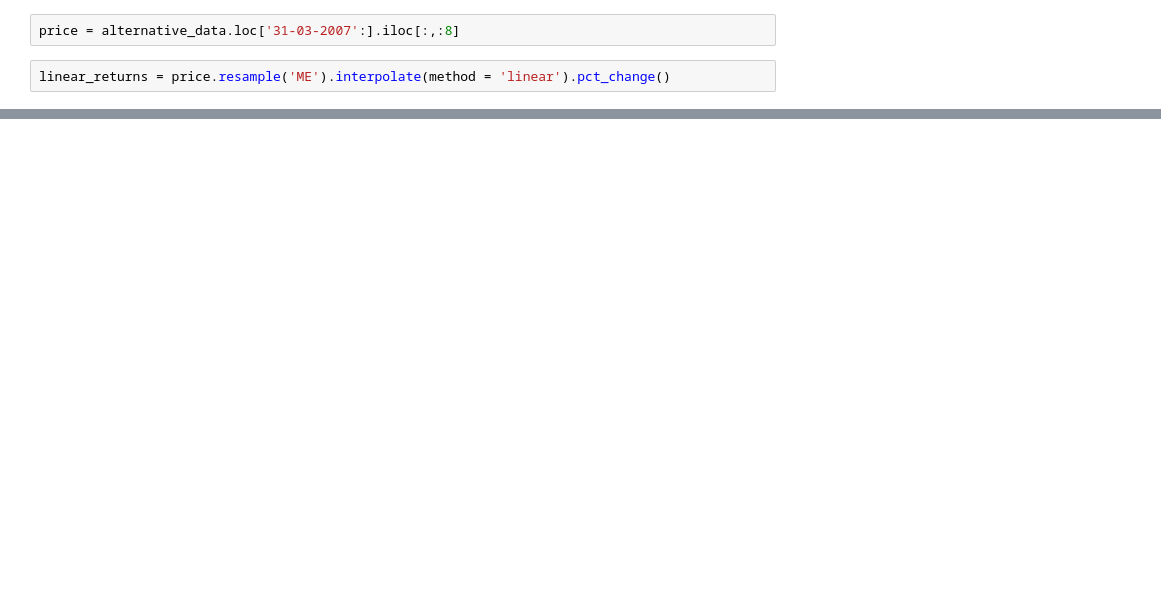
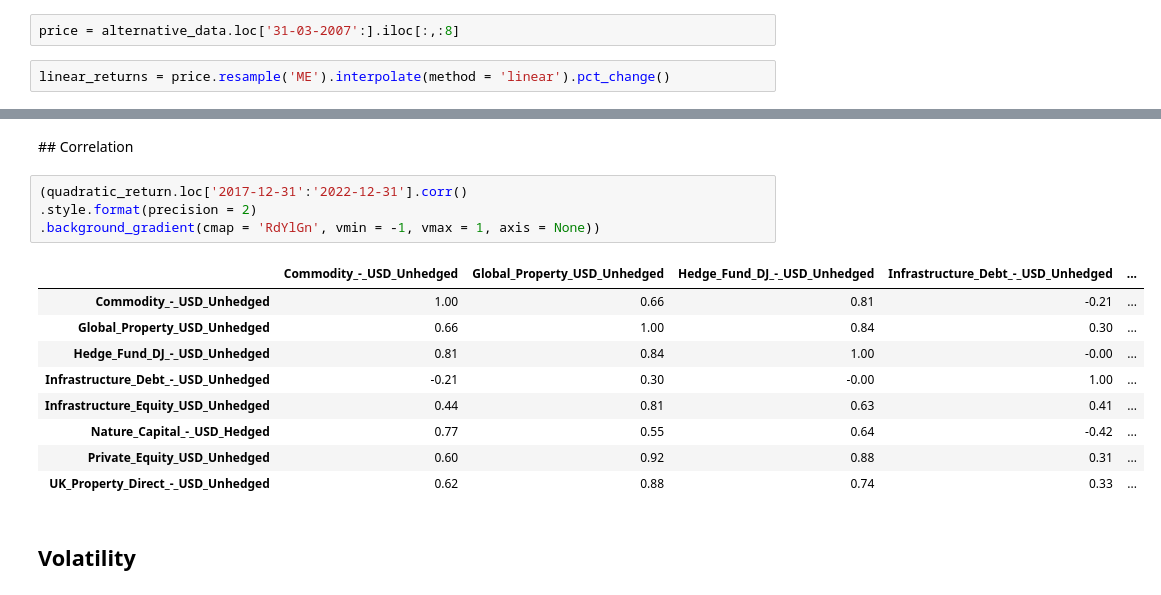
Before and after one commit to Perann/STAT_APP, a Jupyter notebook: AR_Model/AR_rebasage_ultimr.ipynb, the cells around one changed output, grey strips where cells are left out. Saved outputs shown, nothing was run; the diff lists cells and outputs as text; blank space fills up the shorter version.

```diff
--- a/AR_Model/AR_rebasage_ultimr.ipynb
+++ b/AR_Model/AR_rebasage_ultimr.ipynb
@@ -207,0 +280,18 @@ linear_returns.iloc[1:].corr().style.background_gradient(cmap = 'RdYlGn')
+# %% [markdown]
+## Correlation
+# %%
+(quadratic_return.loc['2017-12-31':'2022-12-31'].corr()
+.style.format(precision = 2)
+.background_gradient(cmap = 'RdYlGn', vmin = -1, vmax = 1, axis = None))
+# %% [output]
+|  | Commodity_-_USD_Unhedged | Global_Property_USD_Unhedged | Hedge_Fund_DJ_-_USD_Unhedged | Infrastructure_Debt_-_USD_Unhedged | ... |
+| Commodity_-_USD_Unhedged | 1.00 | 0.66 | 0.81 | -0.21 | ... |
+| Global_Property_USD_Unhedged | 0.66 | 1.00 | 0.84 | 0.30 | ... |
+| Hedge_Fund_DJ_-_USD_Unhedged | 0.81 | 0.84 | 1.00 | -0.00 | ... |
+| Infrastructure_Debt_-_USD_Unhedged | -0.21 | 0.30 | -0.00 | 1.00 | ... |
+| Infrastructure_Equity_USD_Unhedged | 0.44 | 0.81 | 0.63 | 0.41 | ... |
+| Nature_Capital_-_USD_Hedged | 0.77 | 0.55 | 0.64 | -0.42 | ... |
+| Private_Equity_USD_Unhedged | 0.60 | 0.92 | 0.88 | 0.31 | ... |
+| UK_Property_Direct_-_USD_Unhedged | 0.62 | 0.88 | 0.74 | 0.33 | ... |
+# %% [markdown]
+## Volatility
```
Also changed, not shown: parts of 13 cells of this notebook, 1 other file.
